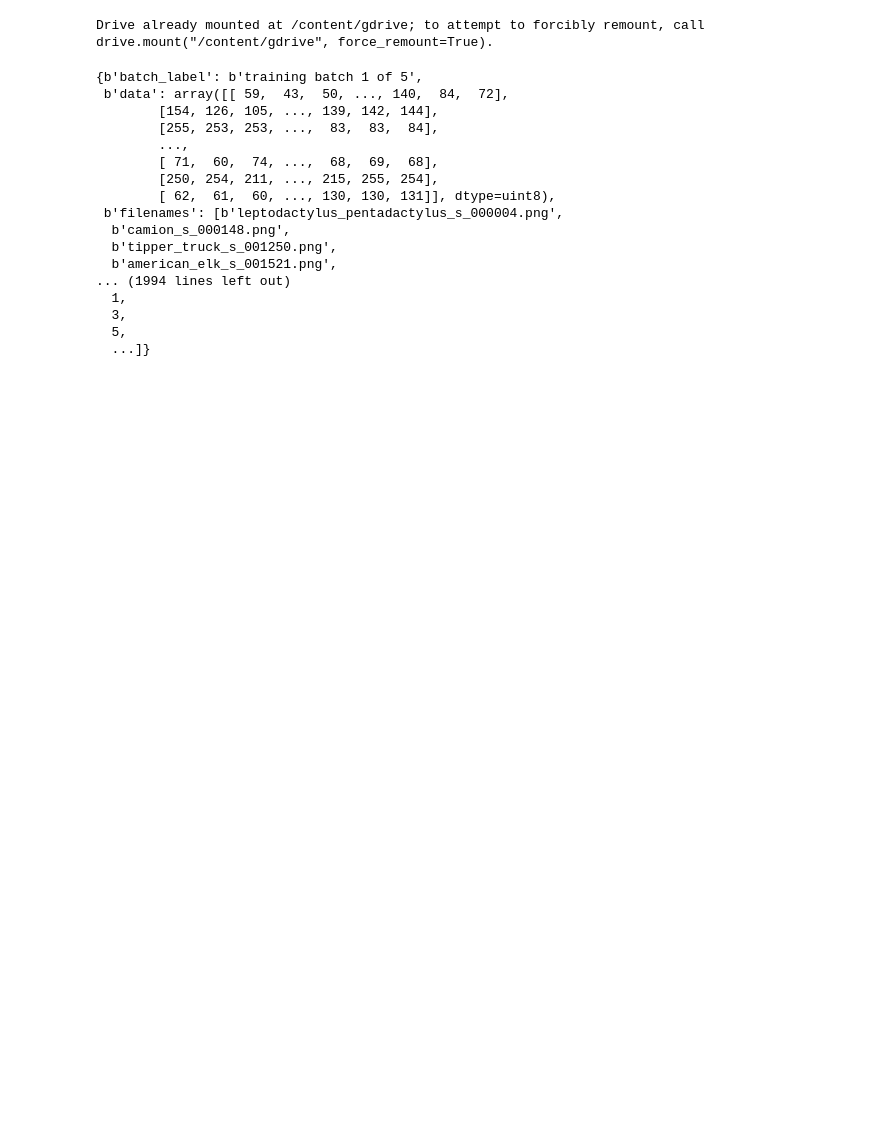
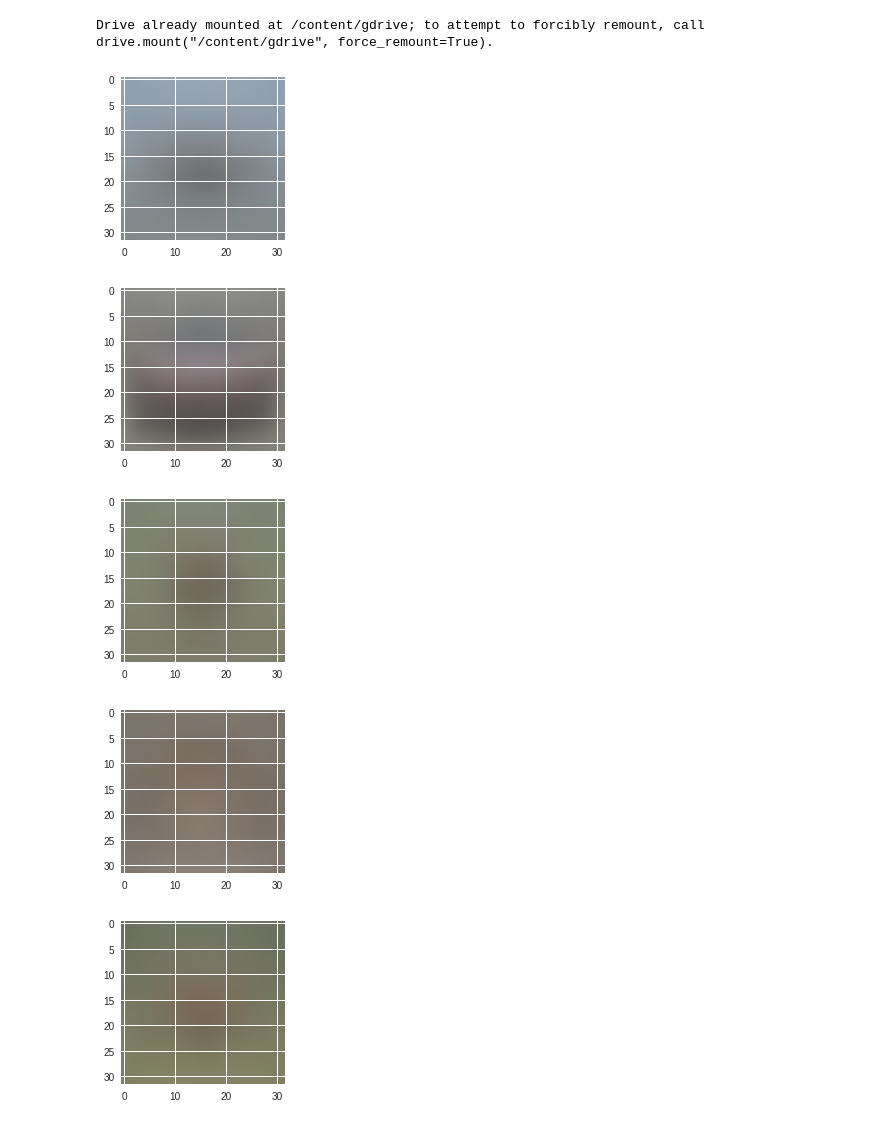
Before and after one commit to basliyal/aml-homeworks, a Jupyter notebook: homework4.ipynb, the cells around one changed output. Drawn from its saved outputs; the diff is of its cells as text; code cells hidden in the pictures; blank space fills up the shorter version.

```diff
--- a/homework4.ipynb
+++ b/homework4.ipynb
@@ -20,23 +52,26 @@ dict_3 = unpickle('/content/gdrive/''My Drive''/aml-homeworks/homework4/data_bat
 dict_4 = unpickle('/content/gdrive/''My Drive''/aml-homeworks/homework4/data_batch_4')
 dict_5 = unpickle('/content/gdrive/''My Drive''/aml-homeworks/homework4/data_batch_5')
 dict_test = unpickle('/content/gdrive/''My Drive''/aml-homeworks/homework4/test_batch')
-# %%
-dict_1
-# %% [output]
-{b'batch_label': b'training batch 1 of 5',
- b'data': array([[ 59,  43,  50, ..., 140,  84,  72],
-        [154, 126, 105, ..., 139, 142, 144],
-        [255, 253, 253, ...,  83,  83,  84],
-        ...,
-        [ 71,  60,  74, ...,  68,  69,  68],
-        [250, 254, 211, ..., 215, 255, 254],
-        [ 62,  61,  60, ..., 130, 130, 131]], dtype=uint8),
- b'filenames': [b'leptodactylus_pentadactylus_s_000004.png',
-  b'camion_s_000148.png',
-  b'tipper_truck_s_001250.png',
-  b'american_elk_s_001521.png',
-... (1994 lines left out)
-  1,
-  3,
-  5,
-  ...]}
+# %%
+
+
+images = np.zeros([10,6000,3072])
+result_index = np.zeros([10]).astype(int)
+
+sort_images(dict_1)
+sort_images(dict_2)
+sort_images(dict_3)
+sort_images(dict_4)
+sort_images(dict_5)
+sort_images(dict_test)
+
+mean_images = np.zeros([10,1,3072])
+
+get_mean_images()
+plot_mean_images()
+# %% [output]
+[figure, added]
+[figure, added]
+[figure, added]
+[figure, added]
+[figure, added]
```
Also changed, not shown: parts of 5 cells of this notebook.
